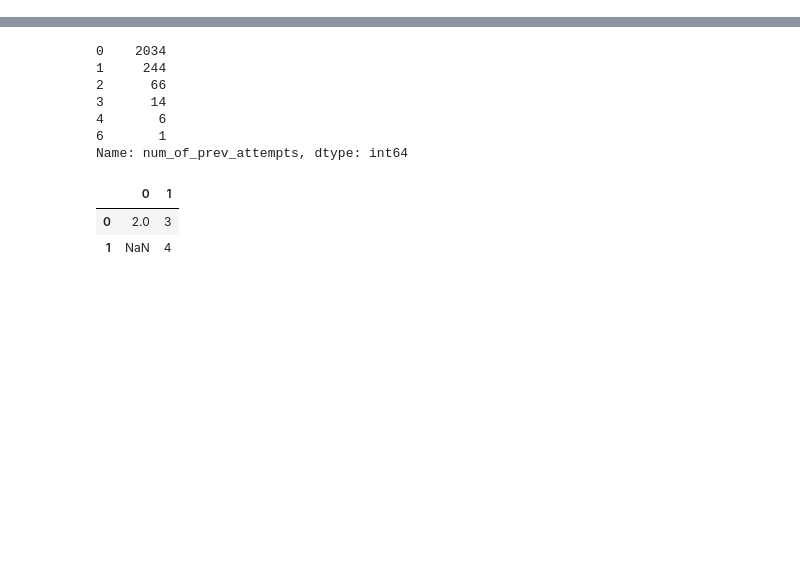
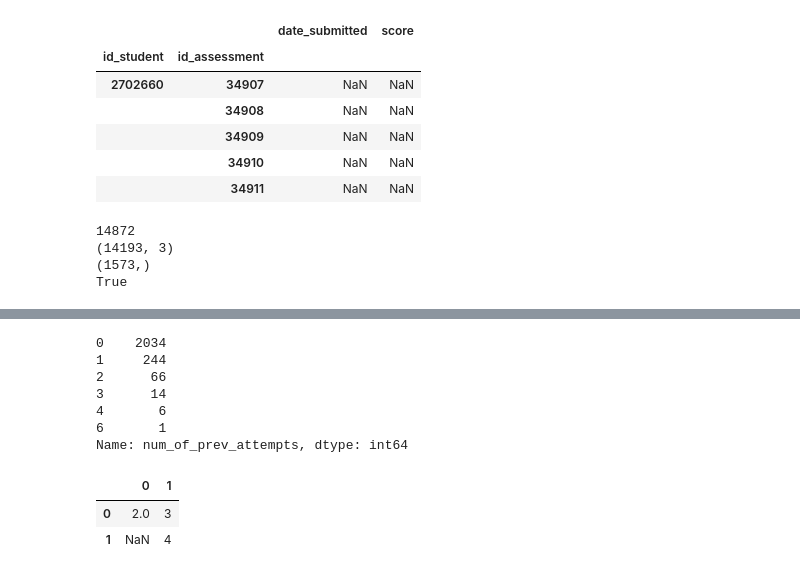
Before and after one commit to pszmk/LICENCJAT_SGH_2023, a Jupyter notebook: data_exploration2.ipynb, the cells around one changed output, grey strips where cells are left out. Saved outputs shown, nothing was run; the diff lists cells and outputs as text; code cells hidden in the pictures; blank space fills up the shorter version.

```diff
--- a/data_exploration2.ipynb
+++ b/data_exploration2.ipynb
@@ -55,0 +89,30 @@ TypeError: unsupported operand type(s) for |: 'dict' and 'dict'
+# %%
+complete_empty_studentAssessment_tmp = pd.concat([fake_fill.assign(id_student=[id_student for _ in range(assessments_hier.shape[0])]).set_index(['id_student']) for id_student in chosen_id_students]).reset_index().set_index(['id_student','id_assessment'])
+display(complete_empty_studentAssessment_tmp.tail())
+# %% [output]
+|  |  | date_submitted | score |
+| id_student | id_assessment |  |  |
+| 2702660 | 34907 | NaN | NaN |
+|  | 34908 | NaN | NaN |
+|  | 34909 | NaN | NaN |
+|  | 34910 | NaN | NaN |
+|  | 34911 | NaN | NaN |
+# %%
+studentAssessment_tmp = pd.read_csv('../data/studentAssessment.csv')
+# print(studentAssessment_tmp.shape)
+
+print(sum(studentAssessment_tmp[['id_student']].applymap(lambda x: x in chosen_id_students)['id_student'].values))
+
+studentAssessment_tmp = studentAssessment_tmp.loc[studentAssessment_tmp[['id_student']].applymap(lambda x: x in chosen_id_students)['id_student'].values]
+studentAssessment_tmp = studentAssessment_tmp.loc[studentAssessment_tmp[['id_assessment']].applymap(lambda x: x in assessments_hier.index.values)['id_assessment'].values]
+
+studentAssessment_tmp = studentAssessment_tmp.set_index(['id_student', 'id_assessment'])
+
+print(studentAssessment_tmp.shape)
+print(studentAssessment_tmp.index.get_level_values(0).unique().shape)
+print(all(ids in chosen_id_students for ids in studentAssessment_tmp.index.get_level_values(0).unique()))
+# %% [output]
+14872
+(14193, 3)
+(1573,)
+True
```
Also changed, not shown: parts of 14 cells of this notebook, 7 other files.
